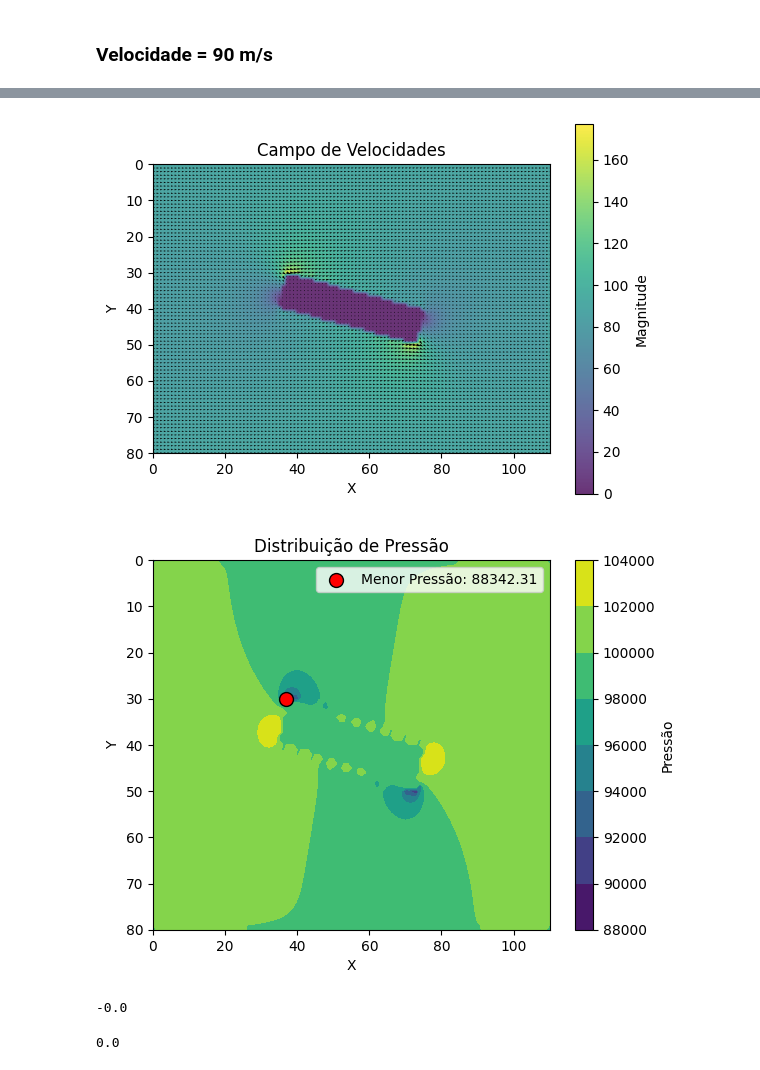
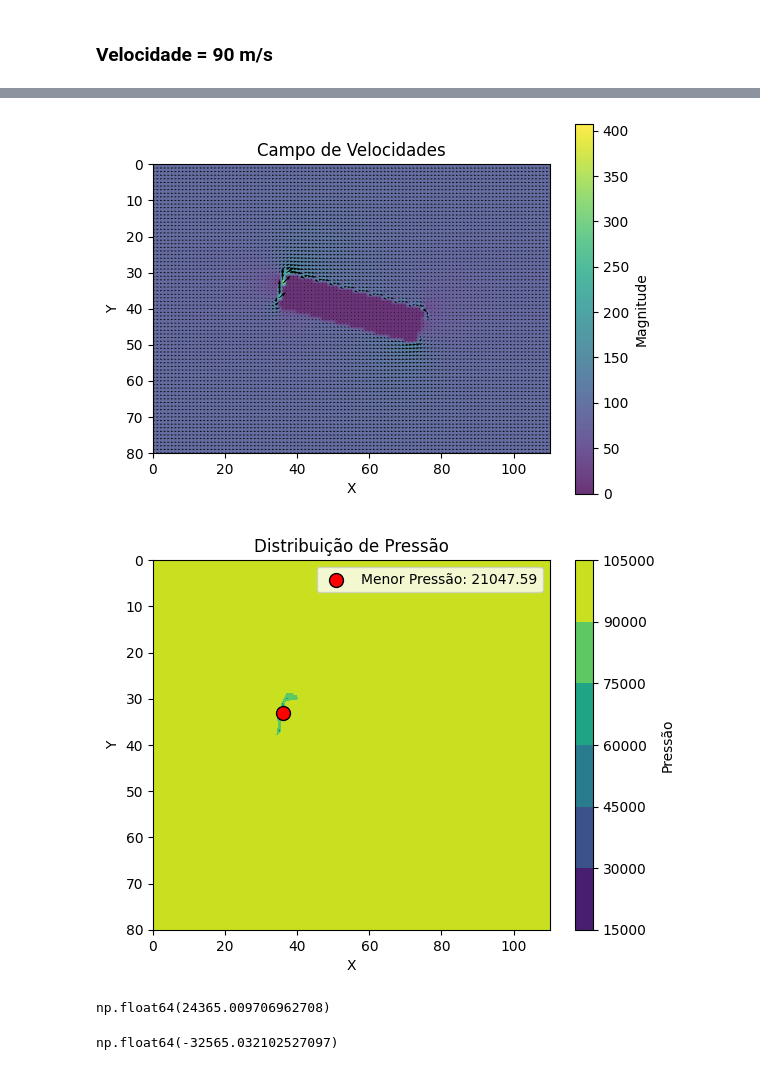
Before and after one commit to Eduds007/Numerical-simulations, a Jupyter notebook: Ex2/resultados_15.ipynb, the cells around one changed output, grey strips where cells are left out. Cells and saved outputs as stored; diff of their text form; code cells hidden in the pictures.

```diff
--- a/Ex2/resultados_15.ipynb
+++ b/Ex2/resultados_15.ipynb
@@ -98,6 +100,7 @@ u_inf = 90
 # %%
 rect = Retangle(-2,-0.5,angle, u_inf, delta, uy, corrente_inicial, p_init, h, w)
 rede = Mesh(rect, u_inf, delta, tolerance, lamb, h,corrente_inicial, uy, p_init, iter, rho, g)
+rede.update_mask()
 # %%
 rede.update_corrente()
 rede.plot_corrente()
@@ -107,17 +110,18 @@ rede.plot_corrente()
 rede.update_velocidade()
 rede.plot_velocidade()
 # %% [output]
-[figure, old version]
+[figure, new version]
 # %%
 rede.update_pressure()
 rede.plot_pressure()
+rede.update_normal()
 # %% [output]
-[figure, old version]
+[figure, new version]
 # %%
 rede.get_arrasto()
 # %% [output]
--0.0
+np.float64(24365.009706962708)
 # %%
 rede.get_sust()
 # %% [output]
-0.0
+np.float64(-32565.032102527097)
```
Also changed, not shown: parts of 13 cells of this notebook, 2 other files.
